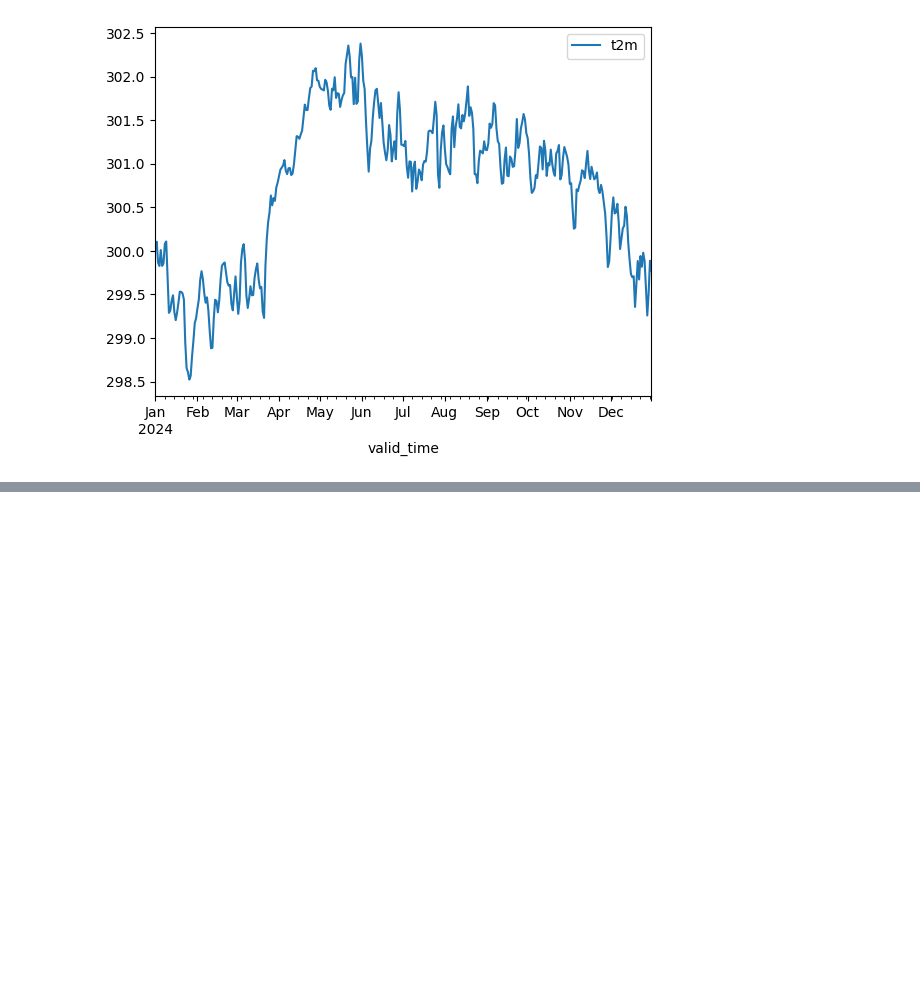
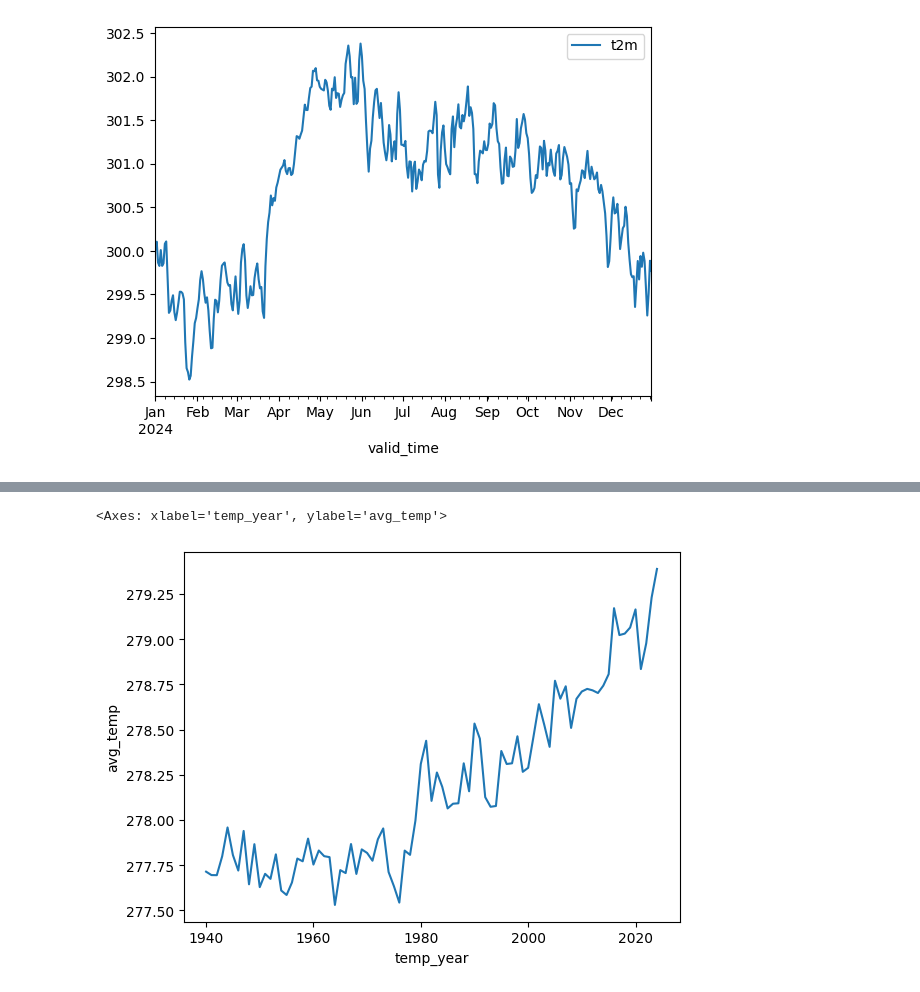
Before and after one commit to iragca/compstat-research, a Jupyter notebook: notebooks/1.1-iragca-cds-data-eda.ipynb, the cells around one changed output, grey strips where cells are left out. Drawn from its saved outputs; the diff is of its cells as text; code cells hidden in the pictures; blank space fills up the shorter version.

Commit message:
data: added yearly avg aggregate from 1940-2024

```diff
--- a/notebooks/1.1-iragca-cds-data-eda.ipynb
+++ b/notebooks/1.1-iragca-cds-data-eda.ipynb
@@ -46,0 +103,12 @@ test_data.groupby("valid_time").agg({"t2m": "mean"}).plot()
+# %%
+import seaborn as sns
+import polars as pl
+
+from compstat_research.config import EXTERNAL_DATA_DIR, PROCESSED_DATA_DIR
+
+data_path = PROCESSED_DATA_DIR / "cds" / "era5" / "2m-temperature" / "global"
+
+temp_yearly = pl.read_parquet(data_path / "era5-2m-temperature-global-yearly-avg.parquet")
+
+sns.lineplot(data=temp_yearly, x="temp_year", y="avg_temp")
+# %% [output]
@@ -46,0 +116,2 @@ test_data.groupby("valid_time").agg({"t2m": "mean"}).plot()
+<Axes: xlabel='temp_year', ylabel='avg_temp'>
+[figure, added]
```
Also changed, not shown: parts of 5 cells of this notebook, 1 other file.
